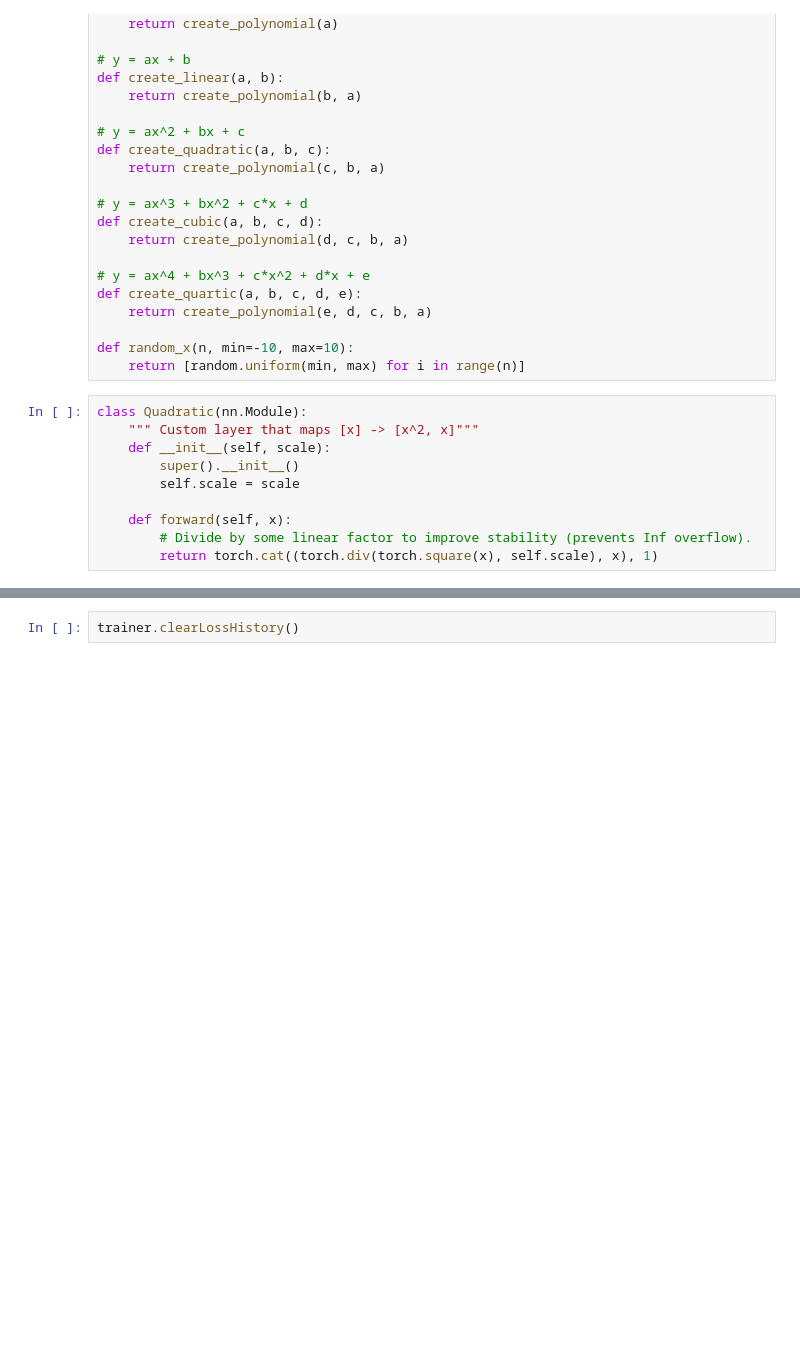
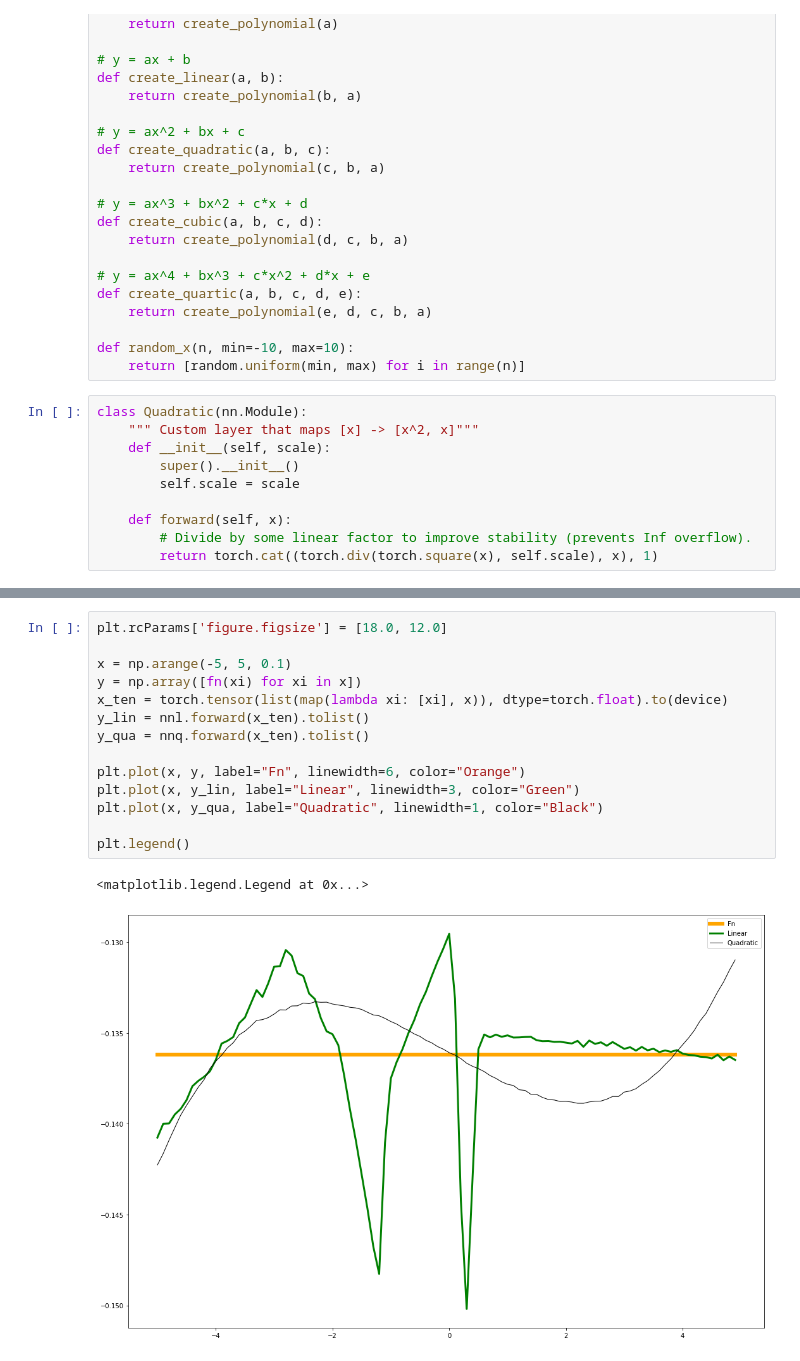
Before and after one commit to alanoursland/quadratic-networks, a Jupyter notebook: polynomials.ipynb, the cells around one changed output, grey strips where cells are left out. Cells and saved outputs as stored; diff of their text form; blank space fills up the shorter version.

```diff
--- a/polynomials.ipynb
+++ b/polynomials.ipynb
@@ -256,2 +277,17 @@ trainer.plot_error()
-# %%
-trainer.clearLossHistory()
+# %%
+plt.rcParams['figure.figsize'] = [18.0, 12.0]
+
+x = np.arange(-5, 5, 0.1)
+y = np.array([fn(xi) for xi in x])
+x_ten = torch.tensor(list(map(lambda xi: [xi], x)), dtype=torch.float).to(device)
+y_lin = nnl.forward(x_ten).tolist()
+y_qua = nnq.forward(x_ten).tolist()
+
+plt.plot(x, y, label="Fn", linewidth=6, color="Orange")
+plt.plot(x, y_lin, label="Linear", linewidth=3, color="Green")
+plt.plot(x, y_qua, label="Quadratic", linewidth=1, color="Black")
+
+plt.legend()
+# %% [output]
+<matplotlib.legend.Legend at 0x...>
+[figure, added]
```
Also changed, not shown: parts of 6 cells of this notebook.
